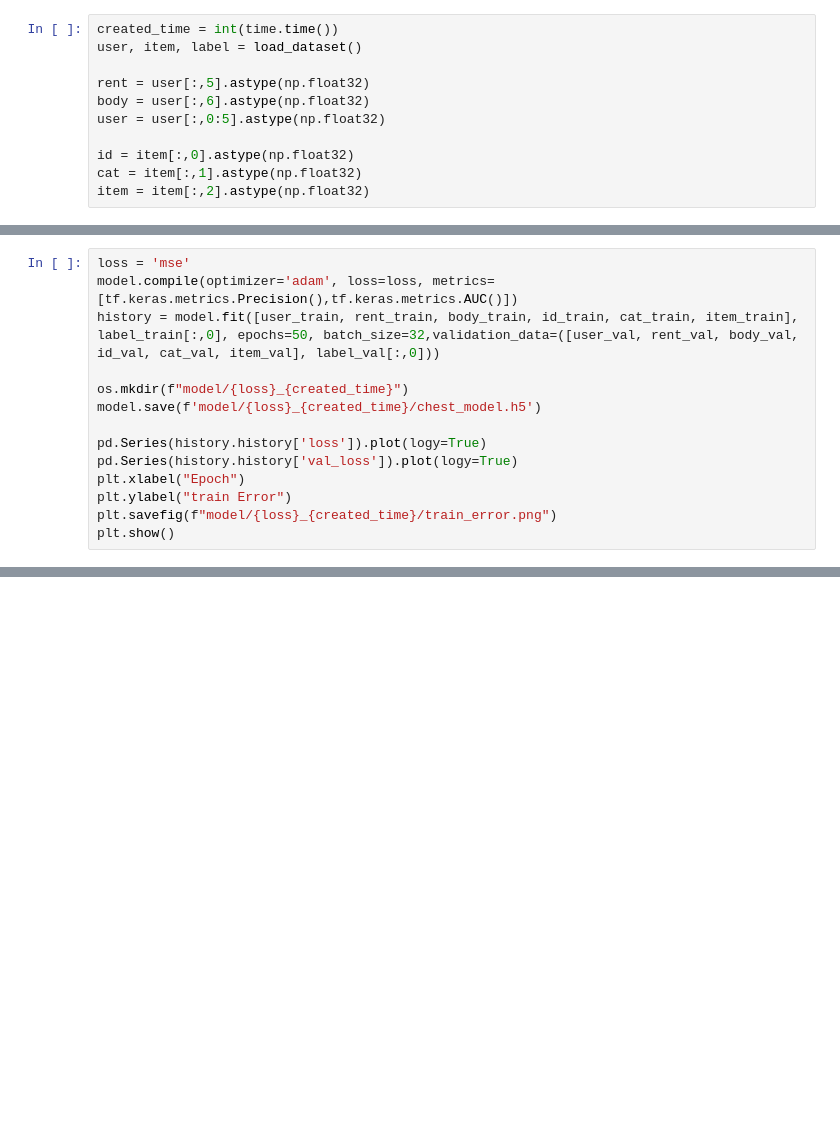
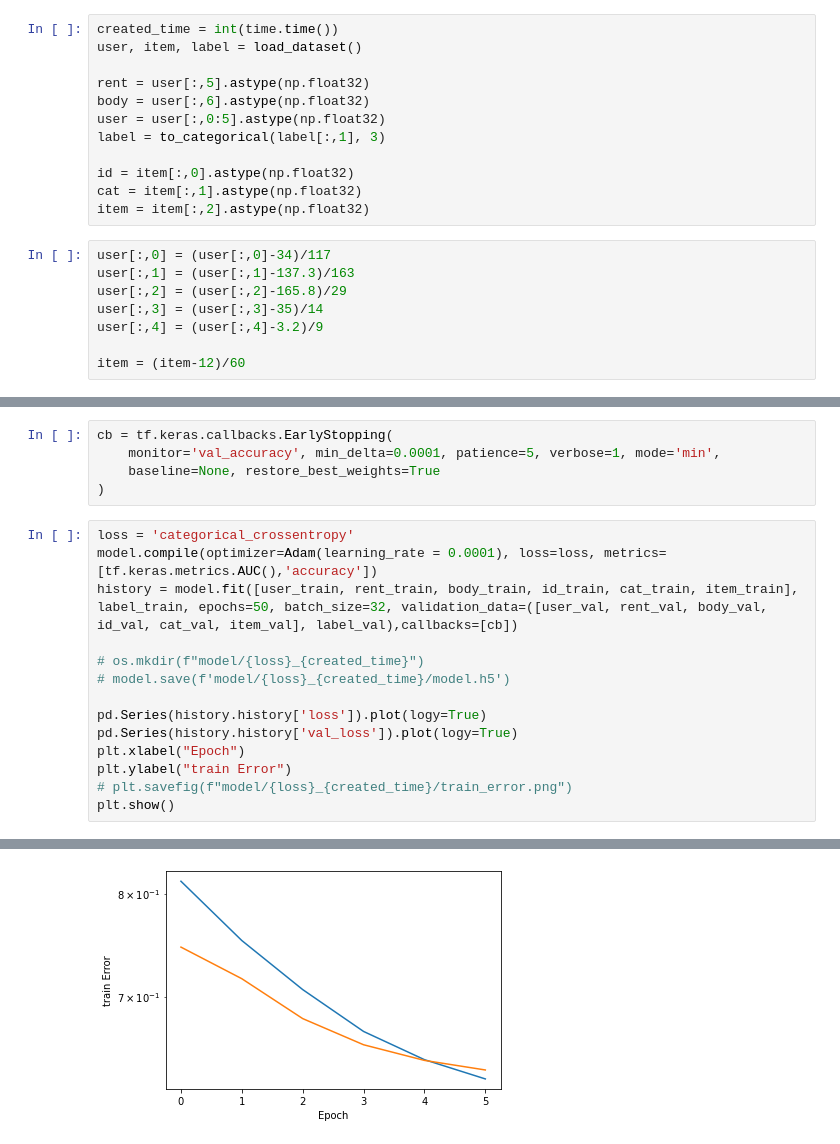
Before and after one commit to jy17347/Recommend-system, a Jupyter notebook: renttherunway/train.ipynb, the cells around one changed output, grey strips where cells are left out. Drawn from its saved outputs; the diff is of its cells as text; blank space fills up the shorter version.

Commit message:
[#2]feat : data_processing and categorical

```diff
--- a/renttherunway/train.ipynb
+++ b/renttherunway/train.ipynb
@@ -17,7 +20,16 @@ user, item, label = load_dataset()
 rent = user[:,5].astype(np.float32)
 body = user[:,6].astype(np.float32)
 user = user[:,0:5].astype(np.float32)
+label = to_categorical(label[:,1], 3)
 
 id = item[:,0].astype(np.float32)
 cat = item[:,1].astype(np.float32)
 item = item[:,2].astype(np.float32)
+# %%
+user[:,0] = (user[:,0]-34)/117
+user[:,1] = (user[:,1]-137.3)/163
+user[:,2] = (user[:,2]-165.8)/29
+user[:,3] = (user[:,3]-35)/14
+user[:,4] = (user[:,4]-3.2)/9
+
+item = (item-12)/60
@@ -66,16 +93,21 @@ print(np.shape(label_train[:,1]))
+# %%
+cb = tf.keras.callbacks.EarlyStopping(
+    monitor='val_accuracy', min_delta=0.0001, patience=5, verbose=1, mode='min',
+    baseline=None, restore_best_weights=True
+)
 # %%
-loss = 'mse'
-model.compile(optimizer='adam', loss=loss, metrics=[tf.keras.metrics.Precision(),tf.keras.metrics.AUC()])
-history = model.fit([user_train, rent_train, body_train, id_train, cat_train, item_train], label_train[:,0], epochs=50, batch_size=32,validation_data=([user_val, rent_val, body_val, id_val, cat_val, item_val], label_val[:,0]))
+loss = 'categorical_crossentropy'
+model.compile(optimizer=Adam(learning_rate = 0.0001), loss=loss, metrics=[tf.keras.metrics.AUC(),'accuracy'])
+history = model.fit([user_train, rent_train, body_train, id_train, cat_train, item_train], label_train, epochs=50, batch_size=32, validation_data=([user_val, rent_val, body_val, id_val, cat_val, item_val], label_val),callbacks=[cb])
 
-os.mkdir(f"model/{loss}_{created_time}")
-model.save(f'model/{loss}_{created_time}/chest_model.h5')
+# os.mkdir(f"model/{loss}_{created_time}")
+# model.save(f'model/{loss}_{created_time}/model.h5')
 
 pd.Series(history.history['loss']).plot(logy=True)
 pd.Series(history.history['val_loss']).plot(logy=True)
 plt.xlabel("Epoch")
 plt.ylabel("train Error")
-plt.savefig(f"model/{loss}_{created_time}/train_error.png")
+# plt.savefig(f"model/{loss}_{created_time}/train_error.png")
 plt.show()
 # %% [output]
 Epoch 1/50
@@ -81,0 +126 @@ Epoch 1/50
+[figure, added]
```
Also changed, not shown: parts of 9 cells of this notebook, 1 other file.
